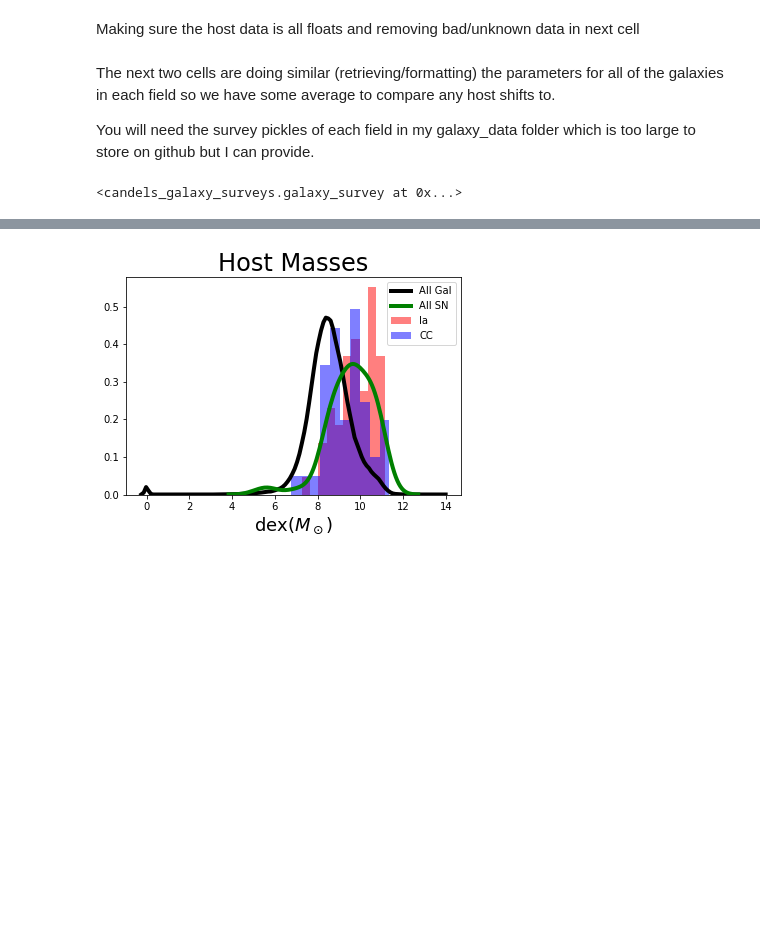
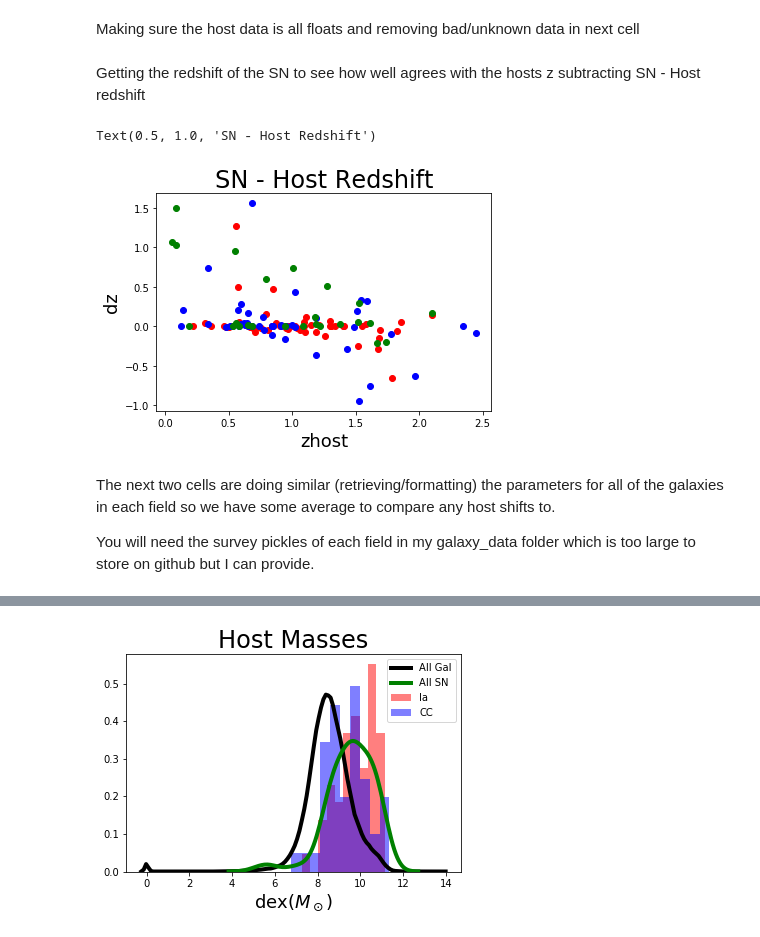
Before and after one commit to koconnor4/galaxy_catalogs, a Jupyter notebook: host_hists/host_hists2.ipynb, the cells around one changed output, grey strips where cells are left out. Saved outputs shown, nothing was run; the diff lists cells and outputs as text; code cells hidden in the pictures; blank space fills up the shorter version.

Commit message:
from catalog those with (sn - hosts) |dz|>.1 put into discrepant_host.pkl file; now looking at the first few cases; is less than a third of the total in catalog

```diff
--- a/host_hists/host_hists2.ipynb
+++ b/host_hists/host_hists2.ipynb
@@ -198,3 +203,35 @@ zs[3] = zs[0] + zs[1] + zs[2]
 masses[3] = masses[0] + masses[1] + masses[2]
 ages[3] = ages[0] + ages[1] + ages[2]
 sfr[3] = sfr[0] + sfr[1] + sfr[2]
+# %% [markdown]
+Getting the redshift of the SN to see how well agrees with the hosts z
+subtracting SN - Host redshift
+# %%
+# zs has the redshifts of host w/ sn
+# want to look at the preliminary given z for the SN to see which disagree w my host
+zSNs = [[],[],[],[]] # Ia, CC, ?, All
+# Ia
+for i in range(len(candels_Ias)):
+    zSNs[0].append(candels_Ias[i][0]['zSN'])
+for i in range(len(goods_Ias)):
+    zSNs[0].append(goods_Ias[i][0]['z'])
+zSNs[0] = [np.float(i) for i in zSNs[0]]
+
+# CC
+for i in range(len(candels_CCs)):
+    zSNs[1].append(candels_CCs[i][0]['zSN'])
+for i in range(len(goods_CCs)):
+    zSNs[1].append(goods_CCs[i][0]['z'])
+zSNs[1] = [np.float(i) for i in zSNs[1]]
+
+# Unknown
+for i in range(len(candels_SNs)):
+    zSNs[2].append(candels_SNs[i][0]['zSN'])
+zSNs[2] = [np.float(i) for i in zSNs[2]]
+
+# All
+zSNs[3] = zSNs[0] + zSNs[1] + zSNs[2]
+
+dzs = []
+for i in range(len(zs)):
+    dzs.append(np.subtract(zSNs[i],zs[i]))
@@ -201,11 +252,17 @@ sfr[3] = sfr[0] + sfr[1] + sfr[2]
+# %%
+plt.plot(zs[0],dzs[0],'o',label='Ia',color='red')
+plt.plot(zs[1],dzs[1],'o',label='CC',color='blue')
+plt.plot(zs[2],dzs[2],'o',label='Unknown',color='green')
+plt.ylabel('dz',size=18)
+plt.xlabel('zhost',size=18)
+plt.title('SN - Host Redshift',size=24)
+# %% [output]
+Text(0.5, 1.0, 'SN - Host Redshift')
+[figure, added]
 # %% [markdown]
 The next two cells are doing similar (retrieving/formatting) the parameters for all of the galaxies in each field so we have some average to compare any host shifts to.
 
 You will need the survey pickles of each field in my galaxy_data folder which is too large to store on github but I can provide.
-# %%
-gc.cos
-# %% [output]
-<candels_galaxy_surveys.galaxy_survey at 0x...>
 # %%
 # These are for all galaxies in catalog so can have reference for shifts of hosts
 # Data needed is field pickles in galaxy_data folder
```
Also changed, not shown: parts of 4 cells of this notebook, 1 other file.
